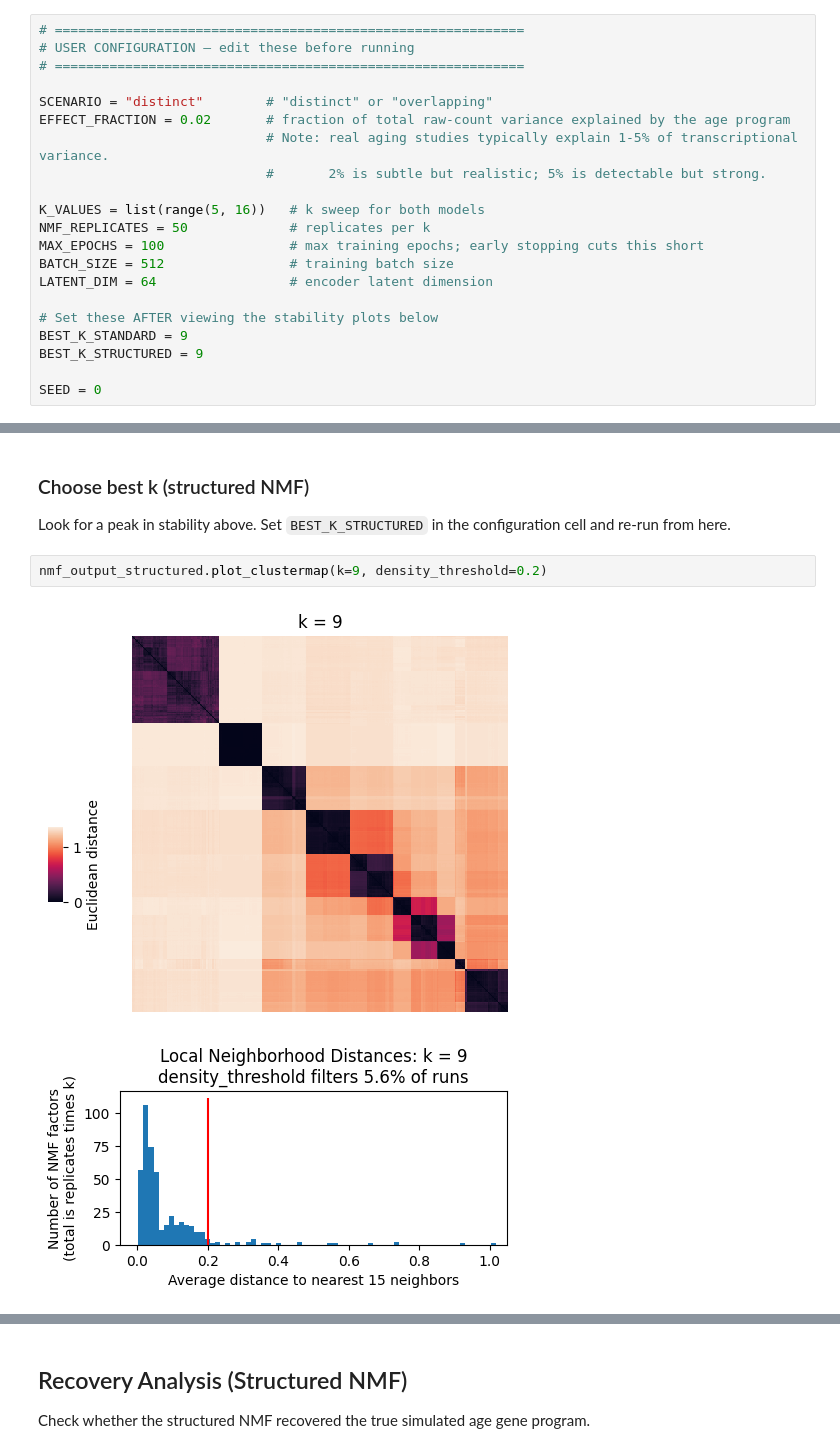
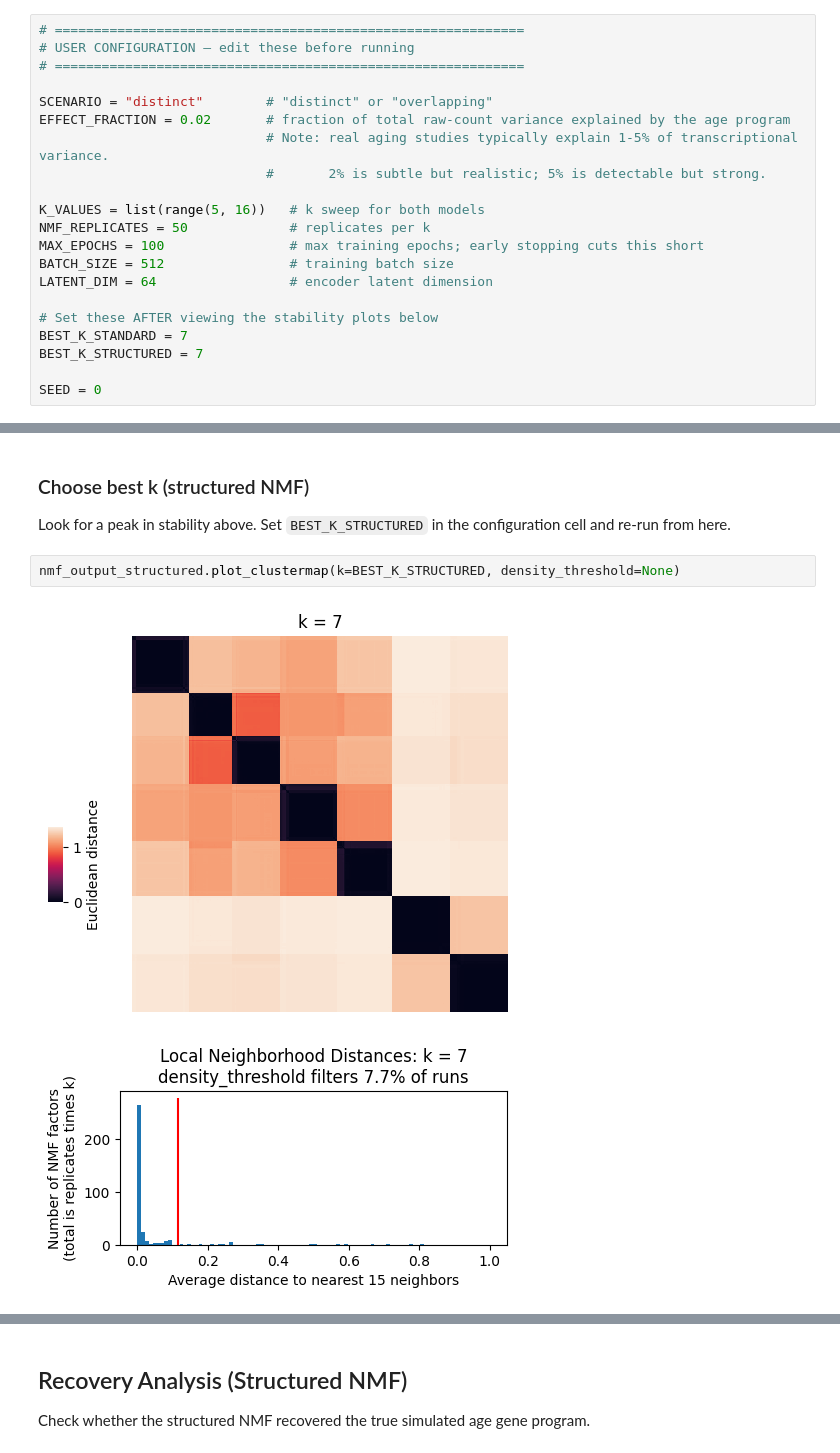
Before and after one commit to cellarium-ai/cellarium-ml, a Jupyter notebook: notebooks/cnmf_structured_demo.ipynb, the cells around one changed output, grey strips where cells are left out. Saved outputs shown, nothing was run; the diff lists cells and outputs as text.

Commit message:
structured NMF: revert attempted simplifications (#422)

```diff
--- a/notebooks/cnmf_structured_demo.ipynb
+++ b/notebooks/cnmf_structured_demo.ipynb
@@ -24,8 +24,8 @@ BATCH_SIZE = 512                # training batch size
 LATENT_DIM = 64                 # encoder latent dimension
 
 # Set these AFTER viewing the stability plots below
-BEST_K_STANDARD = 9
-BEST_K_STRUCTURED = 9
+BEST_K_STANDARD = 7
+BEST_K_STRUCTURED = 7
 
 SEED = 0
 # %%
@@ -629,10 +643,10 @@ cellarium.ml.models.nmf - INFO - Calculating reconstruction error (requires an e
 
 Look for a peak in stability above. Set `BEST_K_STRUCTURED` in the configuration cell and re-run from here.
 # %%
-nmf_output_structured.plot_clustermap(k=9, density_threshold=0.2)
+nmf_output_structured.plot_clustermap(k=BEST_K_STRUCTURED, density_threshold=None)
 # %% [output]
-[figure, old version]
+[figure, new version]
-[figure, old version]
+[figure, new version]
 # %%
 df_loadings_structured = nmf_output_structured.compute_loadings(k=BEST_K_STRUCTURED, normalize=False)
 print(f"Loadings shape: {df_loadings_structured.shape}")
```
Also changed, not shown: parts of 15 cells of this notebook, 2 other files.
